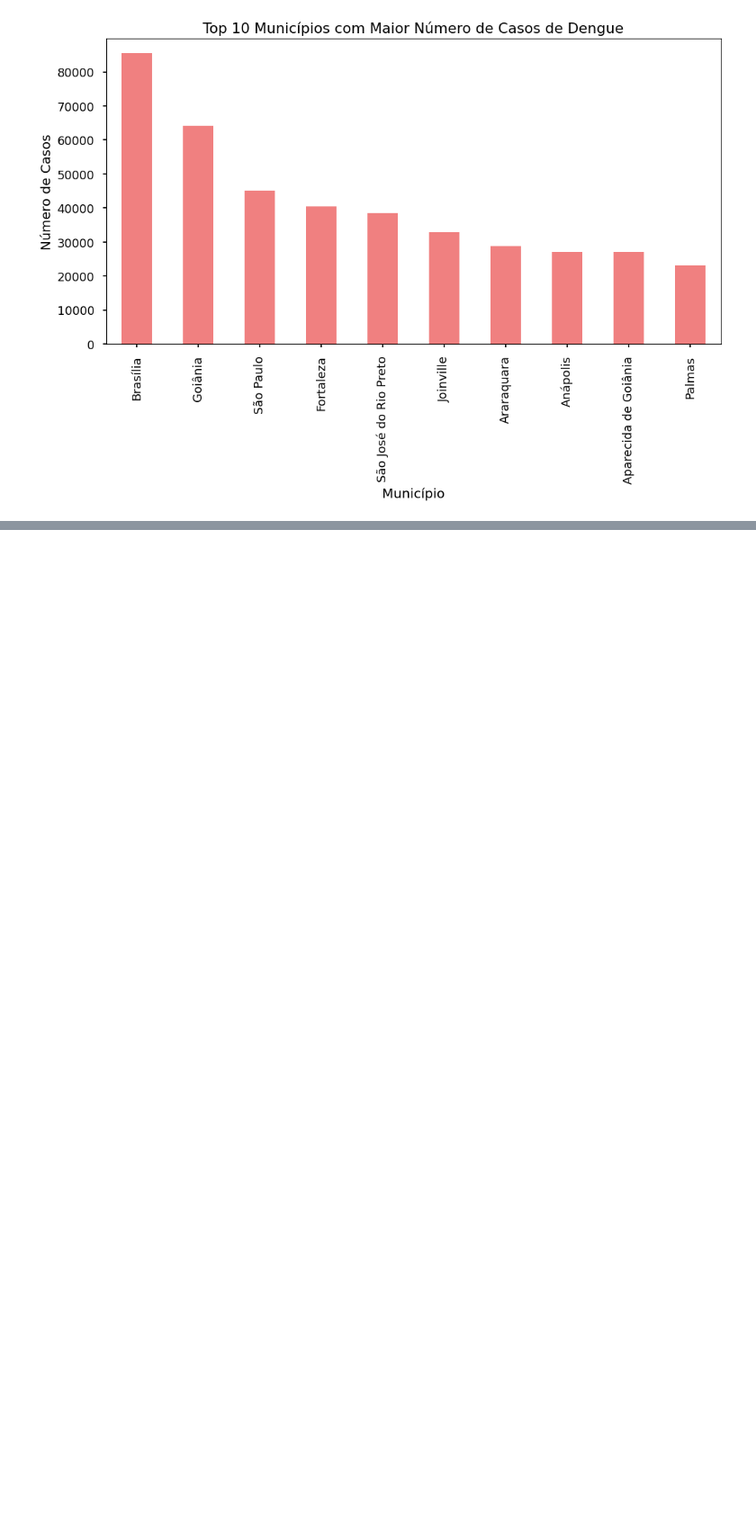
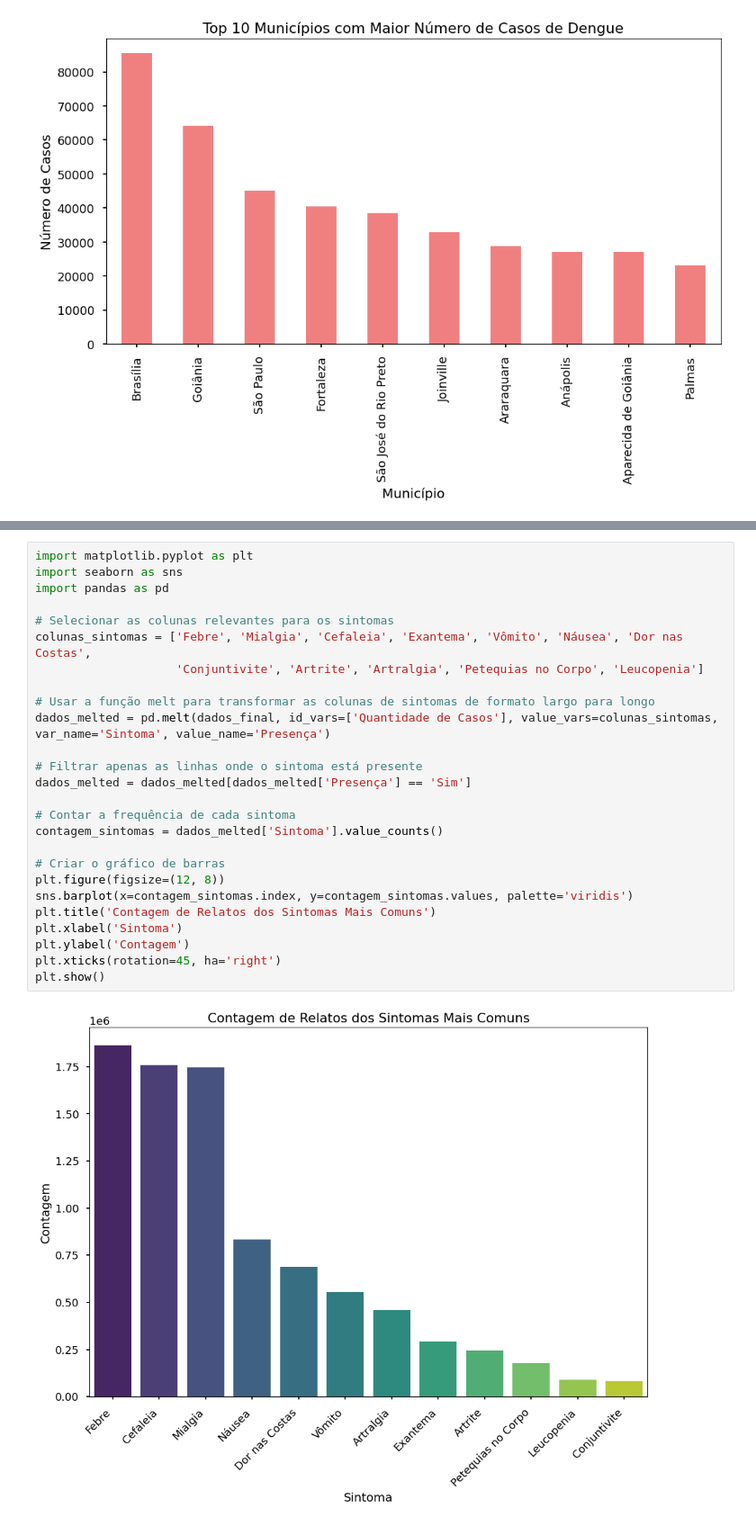
Before and after one commit to IgorNascimentoDEV/1-Projeto-Dengue-2022, a Jupyter notebook: projeto_PUC.ipynb, the cells around one changed output, grey strips where cells are left out. Shown at 90% size. Drawn from its saved outputs; the diff is of its cells as text; blank space fills up the shorter version.

```diff
--- a/projeto_PUC.ipynb
+++ b/projeto_PUC.ipynb
@@ -685,0 +802,28 @@ plt.show()
+# %%
+import matplotlib.pyplot as plt
+import seaborn as sns
+import pandas as pd
+
+# Selecionar as colunas relevantes para os sintomas
+colunas_sintomas = ['Febre', 'Mialgia', 'Cefaleia', 'Exantema', 'Vômito', 'Náusea', 'Dor nas Costas',
+                    'Conjuntivite', 'Artrite', 'Artralgia', 'Petequias no Corpo', 'Leucopenia']
+
+# Usar a função melt para transformar as colunas de sintomas de formato largo para longo
+dados_melted = pd.melt(dados_final, id_vars=['Quantidade de Casos'], value_vars=colunas_sintomas, var_name='Sintoma', value_name='Presença')
+
+# Filtrar apenas as linhas onde o sintoma está presente
+dados_melted = dados_melted[dados_melted['Presença'] == 'Sim']
+
+# Contar a frequência de cada sintoma
+contagem_sintomas = dados_melted['Sintoma'].value_counts()
+
+# Criar o gráfico de barras
+plt.figure(figsize=(12, 8))
+sns.barplot(x=contagem_sintomas.index, y=contagem_sintomas.values, palette='viridis')
+plt.title('Contagem de Relatos dos Sintomas Mais Comuns')
+plt.xlabel('Sintoma')
+plt.ylabel('Contagem')
+plt.xticks(rotation=45, ha='right')
+plt.show()
+# %% [output]
+[figure, added]
```
Also changed, not shown: parts of 7 cells of this notebook.
